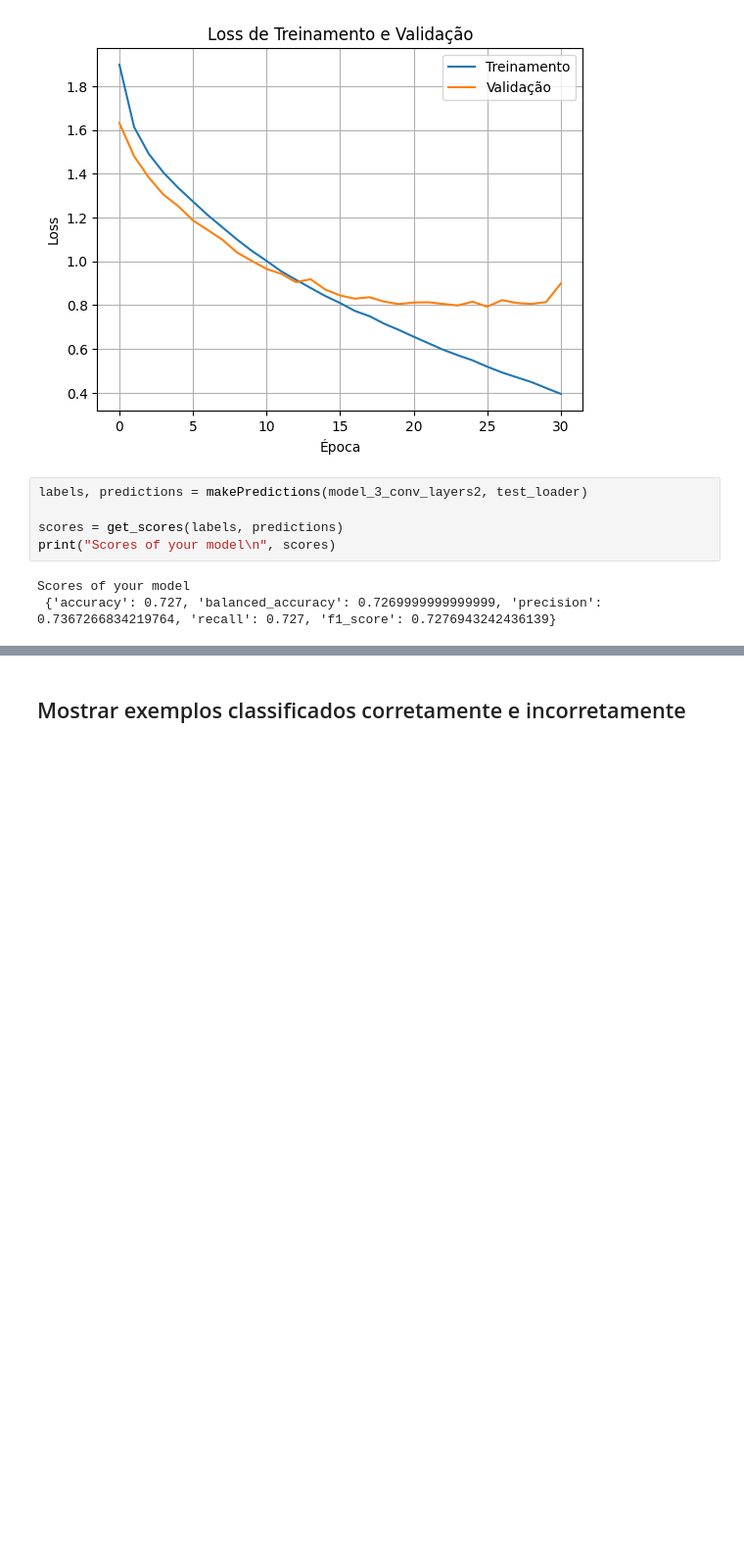
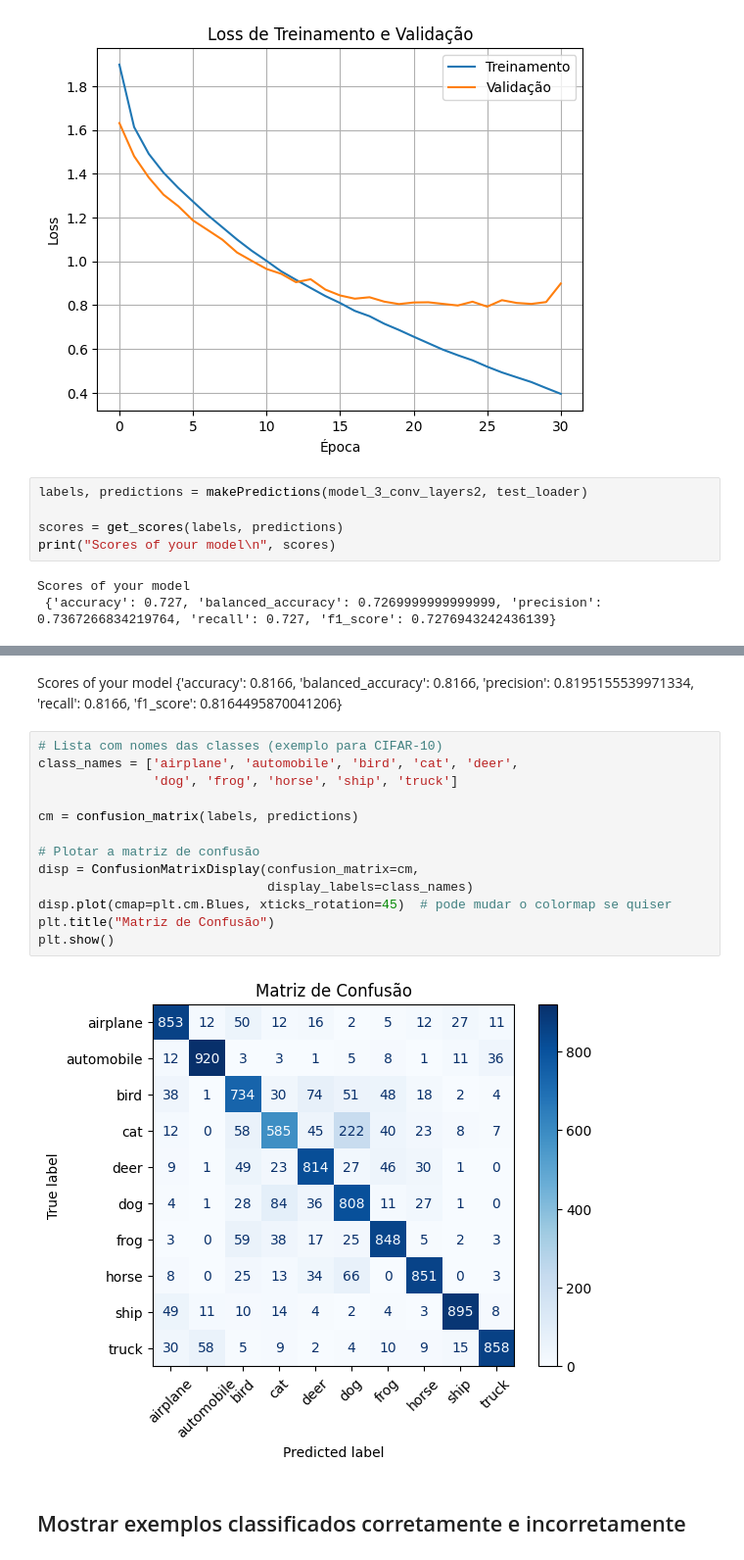
Before and after one commit to JVMergulho/redes_neurais, a Jupyter notebook: miniprojeto1/CNN/CIFAR10_with_CNNs.ipynb, the cells around one changed output, grey strips where cells are left out. Shown at 98% size. Cells and saved outputs as stored; diff of their text form; blank space fills up the shorter version.

```diff
--- a/miniprojeto1/CNN/CIFAR10_with_CNNs.ipynb
+++ b/miniprojeto1/CNN/CIFAR10_with_CNNs.ipynb
@@ -641,2 +817,20 @@ Scores of your model
+# %% [markdown]
+Scores of your model
+ {'accuracy': 0.8166, 'balanced_accuracy': 0.8166, 'precision': 0.8195155539971334, 'recall': 0.8166, 'f1_score': 0.8164495870041206}
+# %%
+# Lista com nomes das classes (exemplo para CIFAR-10)
+class_names = ['airplane', 'automobile', 'bird', 'cat', 'deer',
+               'dog', 'frog', 'horse', 'ship', 'truck']
+
+cm = confusion_matrix(labels, predictions)
+
+# Plotar a matriz de confusão
+disp = ConfusionMatrixDisplay(confusion_matrix=cm,
+                              display_labels=class_names)
+disp.plot(cmap=plt.cm.Blues, xticks_rotation=45)  # pode mudar o colormap se quiser
+plt.title("Matriz de Confusão")
+plt.show()
+# %% [output]
+[figure, added]
 # %% [markdown]
 ## Mostrar exemplos classificados corretamente e incorretamente
```
Also changed, not shown: parts of 36 cells of this notebook, 7 other files.
